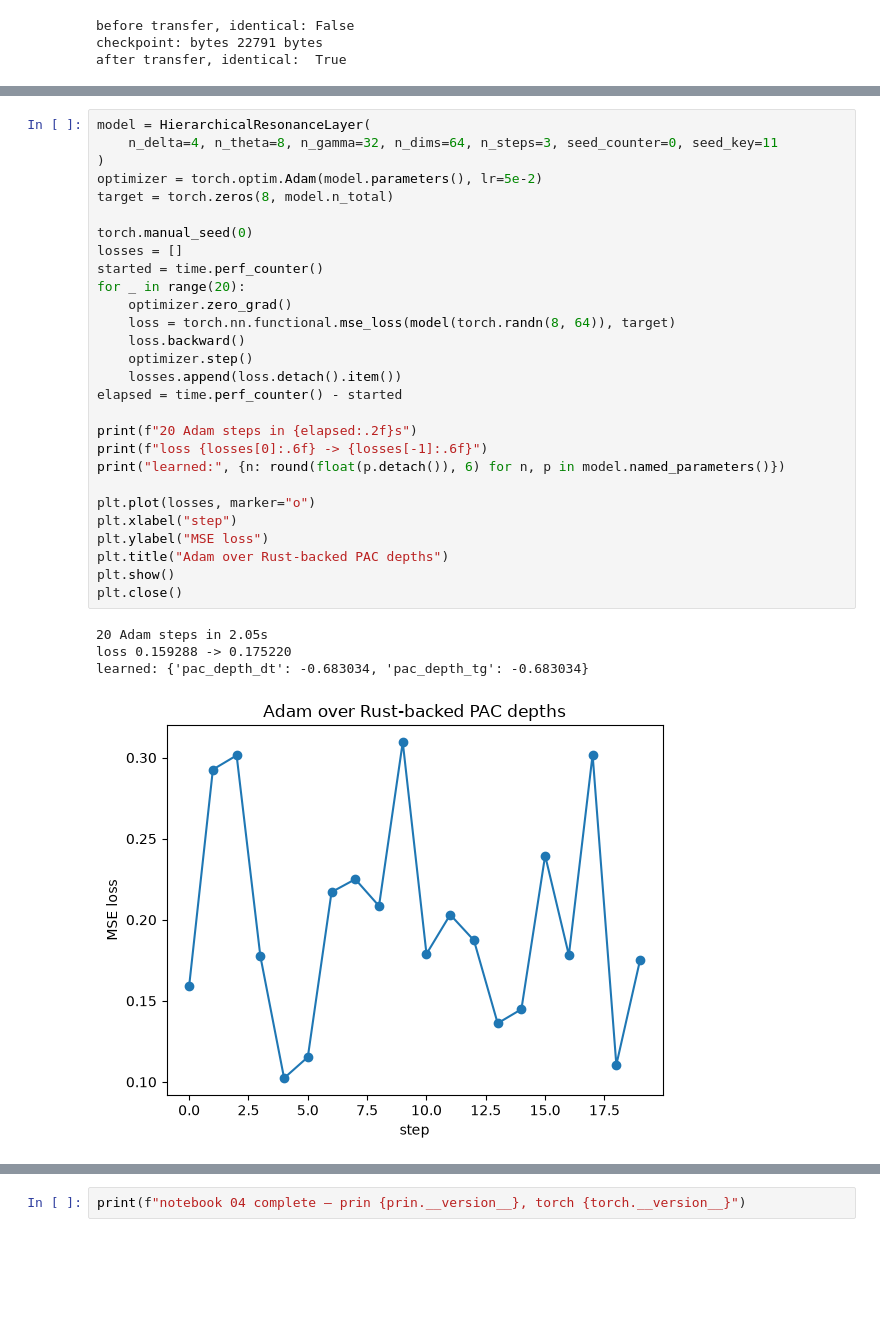
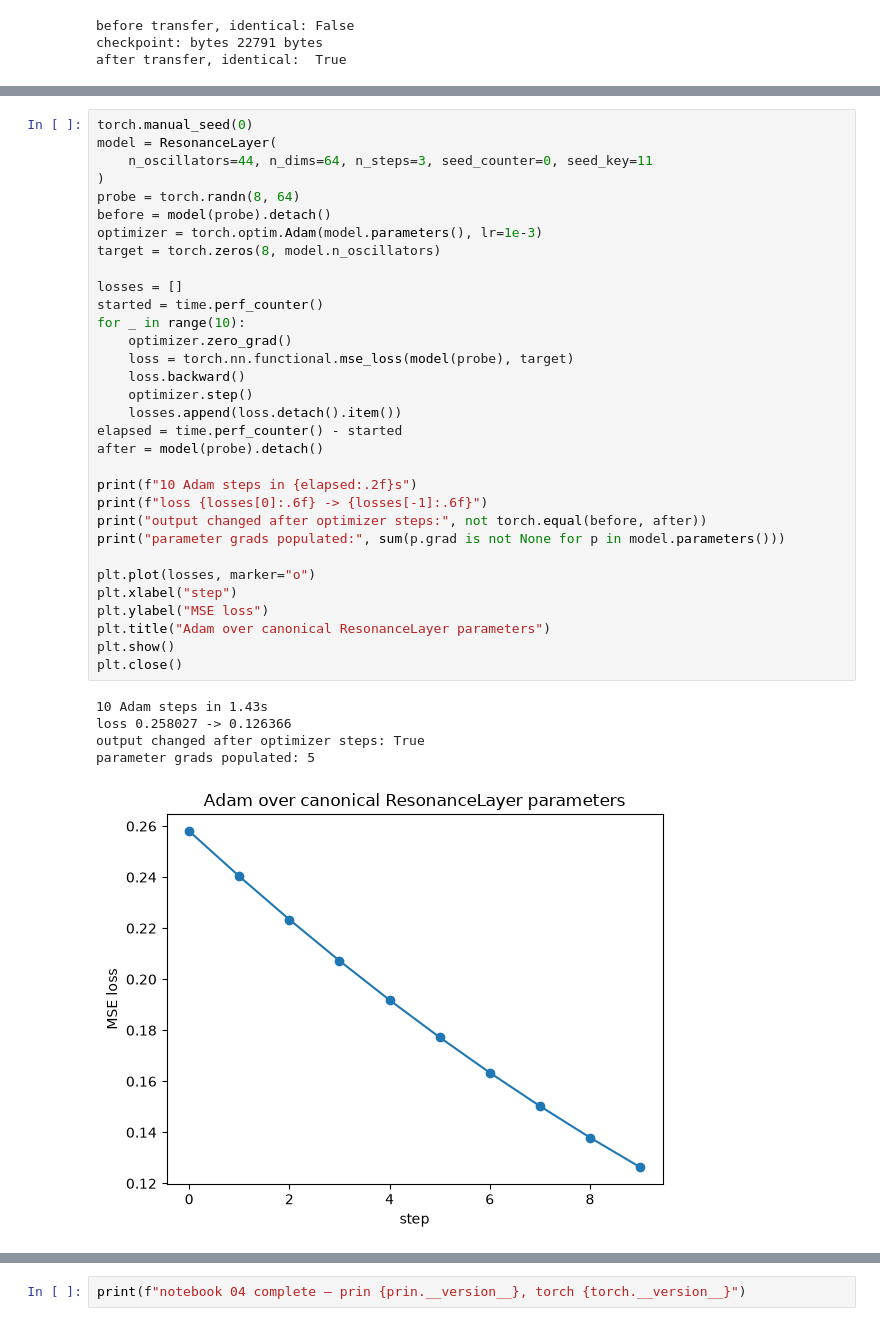
Before and after one commit to Symbo-gif/PRIN, a Jupyter notebook: notebooks/04_torch_bridge.ipynb, the cells around one changed output, grey strips where cells are left out. Cells and saved outputs as stored; diff of their text form; blank space fills up the shorter version.

```diff
--- a/notebooks/04_torch_bridge.ipynb
+++ b/notebooks/04_torch_bridge.ipynb
@@ -177,34 +184,39 @@ the optimizer, not that the task is meaningful.
 # %%
-model = HierarchicalResonanceLayer(
-    n_delta=4, n_theta=8, n_gamma=32, n_dims=64, n_steps=3, seed_counter=0, seed_key=11
+torch.manual_seed(0)
+model = ResonanceLayer(
+    n_oscillators=44, n_dims=64, n_steps=3, seed_counter=0, seed_key=11
 )
-optimizer = torch.optim.Adam(model.parameters(), lr=5e-2)
-target = torch.zeros(8, model.n_total)
+probe = torch.randn(8, 64)
+before = model(probe).detach()
+optimizer = torch.optim.Adam(model.parameters(), lr=1e-3)
+target = torch.zeros(8, model.n_oscillators)
 
-torch.manual_seed(0)
 losses = []
 started = time.perf_counter()
-for _ in range(20):
+for _ in range(10):
     optimizer.zero_grad()
-    loss = torch.nn.functional.mse_loss(model(torch.randn(8, 64)), target)
+    loss = torch.nn.functional.mse_loss(model(probe), target)
     loss.backward()
     optimizer.step()
     losses.append(loss.detach().item())
 elapsed = time.perf_counter() - started
+after = model(probe).detach()
 
-print(f"20 Adam steps in {elapsed:.2f}s")
+print(f"10 Adam steps in {elapsed:.2f}s")
 print(f"loss {losses[0]:.6f} -> {losses[-1]:.6f}")
-print("learned:", {n: round(float(p.detach()), 6) for n, p in model.named_parameters()})
+print("output changed after optimizer steps:", not torch.equal(before, after))
+print("parameter grads populated:", sum(p.grad is not None for p in model.parameters()))
 
 plt.plot(losses, marker="o")
 plt.xlabel("step")
 plt.ylabel("MSE loss")
-plt.title("Adam over Rust-backed PAC depths")
+plt.title("Adam over canonical ResonanceLayer parameters")
 plt.show()
 plt.close()
 # %% [output]
-20 Adam steps in 2.05s
-loss 0.159288 -> 0.175220
-learned: {'pac_depth_dt': -0.683034, 'pac_depth_tg': -0.683034}
+10 Adam steps in 1.43s
+loss 0.258027 -> 0.126366
+output changed after optimizer steps: True
+parameter grads populated: 5
-[figure, old version]
+[figure, new version]
 # %% [markdown]
```
Also changed, not shown: parts of 7 cells of this notebook, 31 other files.
